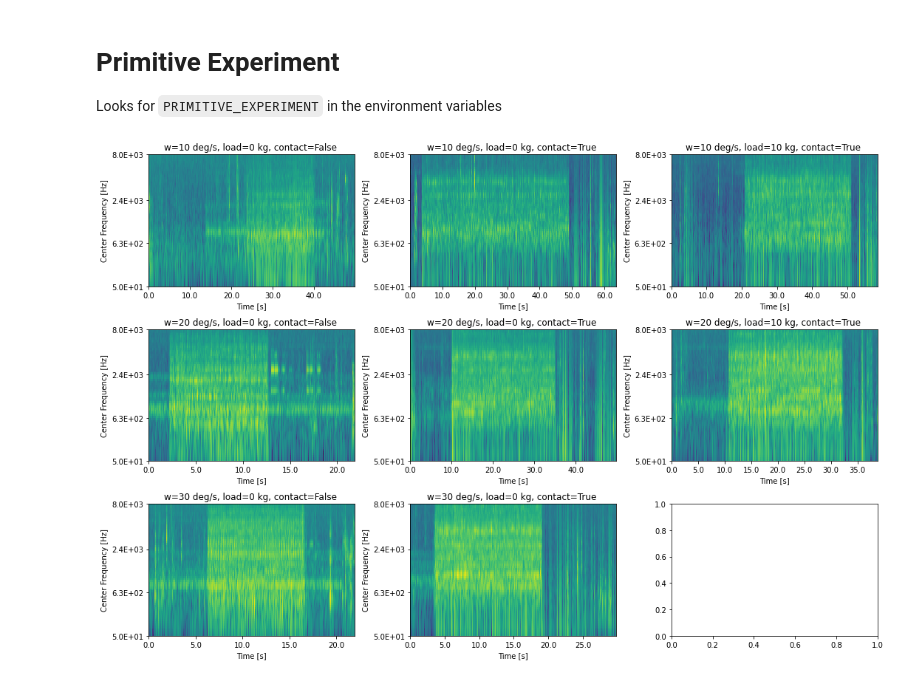
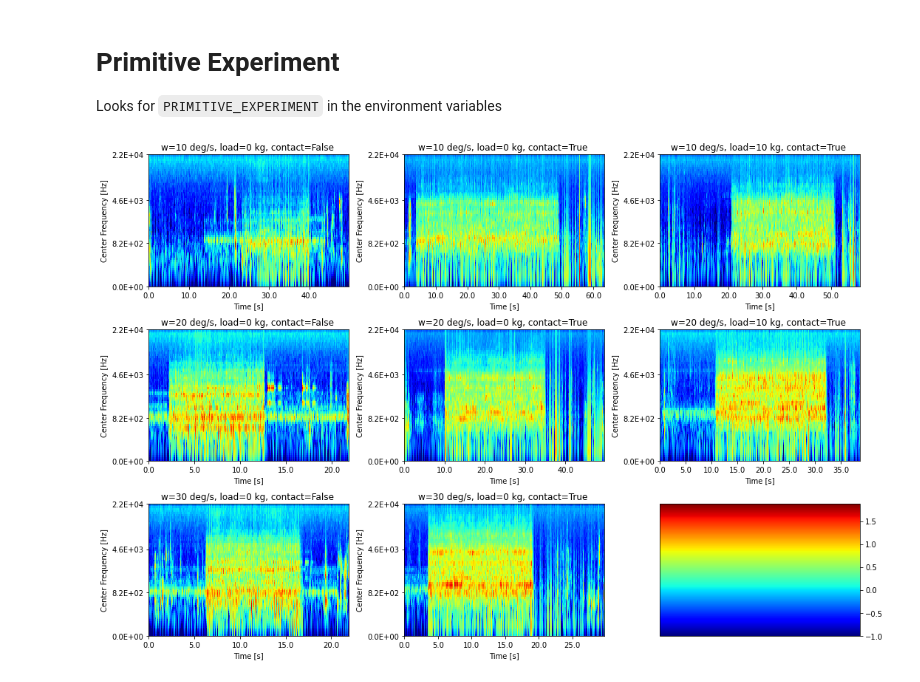
Before and after one commit to AcousticOdometry/AO, a Jupyter notebook: notebooks/plot_features.ipynb, the cells around one changed output. Drawn from its saved outputs; the diff is of its cells as text; code cells hidden in the pictures.

Commit message:
improved plots

```diff
--- a/notebooks/plot_features.ipynb
+++ b/notebooks/plot_features.ipynb
@@ -126,35 +126,37 @@ def plot_primitive_experiment(audio_file, ax=None):
         sample_rate,
         frame_samples,
         num_features=64,
-        low_Hz=50,
-        high_Hz=8000,
+        low_Hz=0,
+        high_Hz=22050,
+        pcolormesh_kwargs={'cmap': 'jet', 'vmin': -1},
         ax=ax
         )
 # %%
 w_data = {}
 for c in data.values():
     w_data[c['w']] = w_data.get(c['w'], []) + [c]
 fig, axs = plt.subplots(
     len(w_data), max([len(v) for v in w_data.values()]), figsize=(15, 10)
     )
 row = -1
 last_w = None
 for filename, content in data.items():
     if last_w != content['w']:
         row += 1
         col = 0
     else:
         col += 1
     last_w = content['w']
     plot, ax = plot_primitive_experiment(
         filename / 'audio0.wav', ax=axs[row, col]
         )
     ax.set_title(
         ', '.join(
             f"{k}={content[k]} {naming[k].get('unit', '')}"
             for k in naming.keys()
             )
         )
+fig.colorbar(plot, cax=axs[-1, -1])
 fig.tight_layout()
 # %% [output]
-[figure, old version]
+[figure, new version]
```
